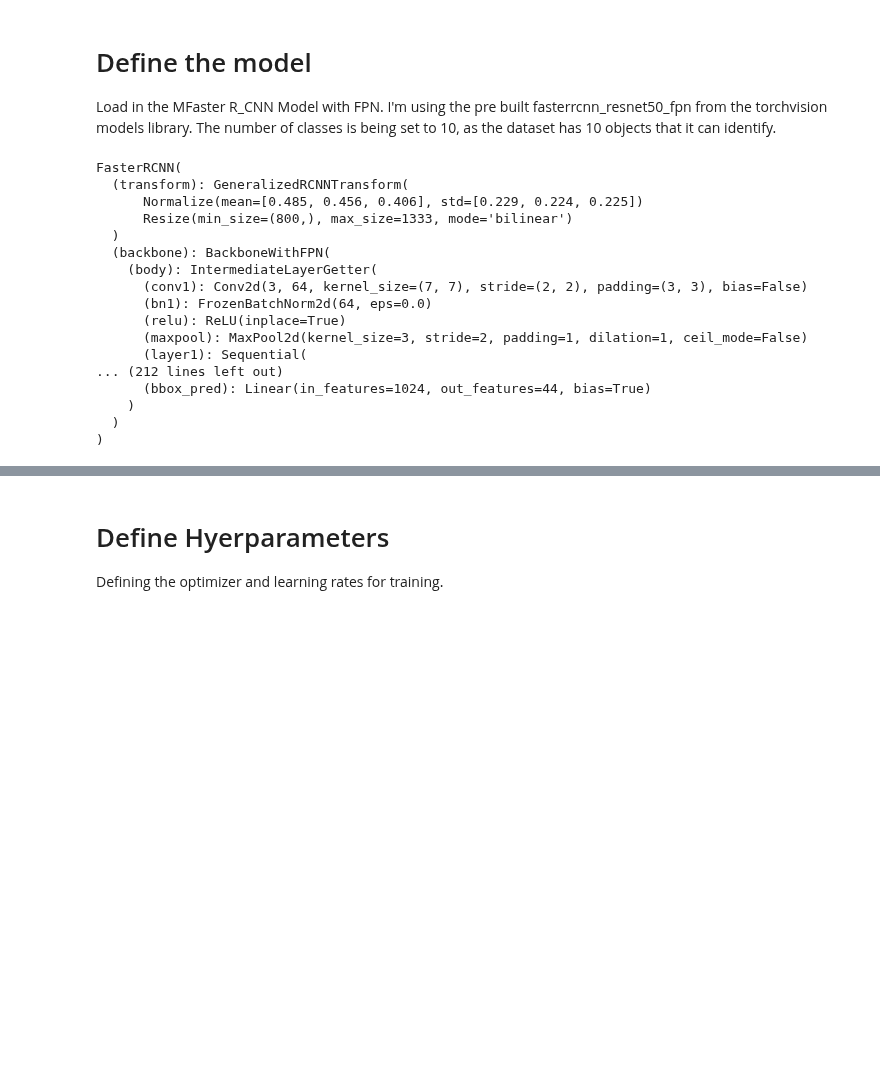
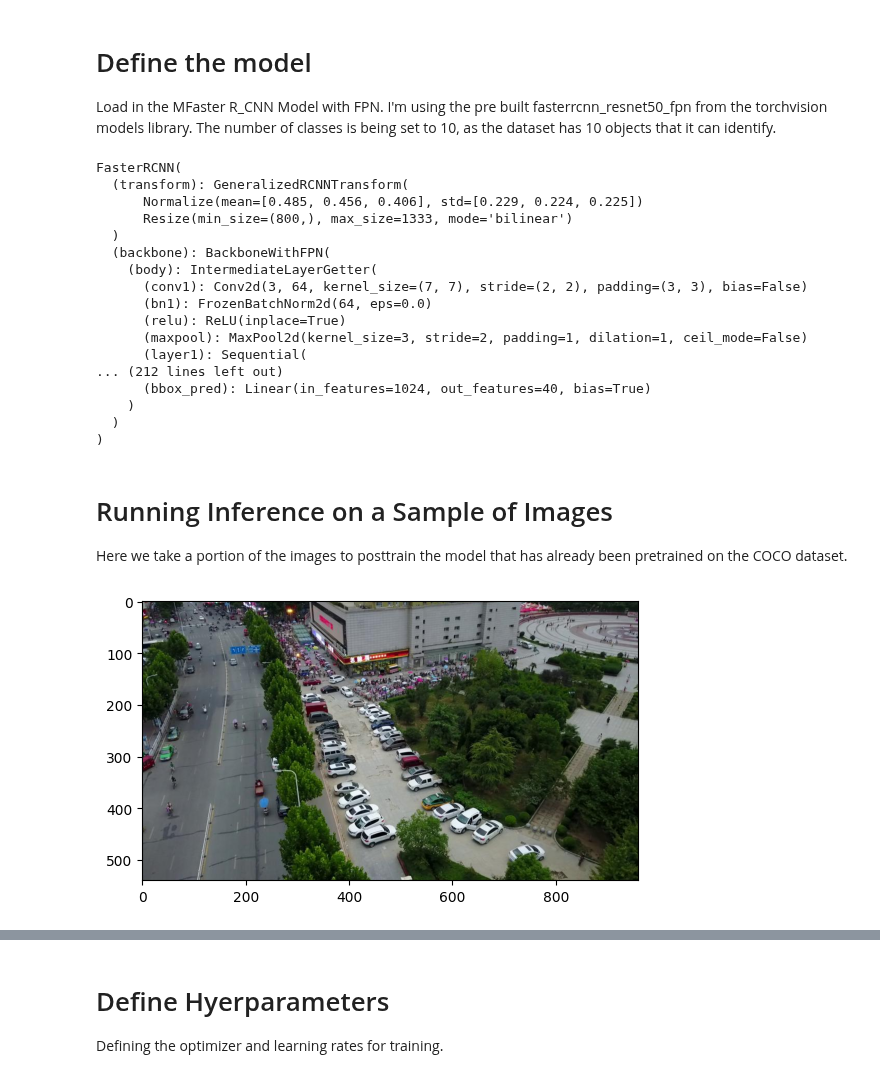
Before and after one commit to tommywagz/VisDroneInterpretaion, a Jupyter notebook: findings.ipynb, the cells around one changed output, grey strips where cells are left out. Saved outputs shown, nothing was run; the diff lists cells and outputs as text; code cells hidden in the pictures; blank space fills up the shorter version.

```diff
--- a/findings.ipynb
+++ b/findings.ipynb
@@ -124,11 +124,12 @@ Load in the MFaster R_CNN Model with FPN. I'm using the pre built fasterrcnn_res
 # %%
 device = torch.device('cuda') if torch.cuda.is_available() else torch.device('cpu')
 
-model = fasterrcnn_resnet50_fpn(pretrained=True) # Start with pre-trained weights
-in_features = model.roi_heads.box_predictor.cls_score.in_features
-model.roi_heads.box_predictor = torchvision.models.detection.faster_rcnn.FastRCNNPredictor(in_features, num_classes)
+model = torchvision.models.detection.fasterrcnn_resnet50_fpn(pretrained=True) # Start with pre-trained weights
+numClasses = 10
+inFeatures = model.roi_heads.box_predictor.cls_score.in_features
+model.roi_heads.box_predictor = FastRCNNPredictor(inFeatures, numClasses)
 
-model.to(device)
+model.eval().to(device)
 # %% [output]
 FasterRCNN(
   (transform): GeneralizedRCNNTransform(
@@ -143,7 +144,32 @@ FasterRCNN(
       (maxpool): MaxPool2d(kernel_size=3, stride=2, padding=1, dilation=1, ceil_mode=False)
       (layer1): Sequential(
 ... (212 lines left out)
-      (bbox_pred): Linear(in_features=1024, out_features=44, bias=True)
+      (bbox_pred): Linear(in_features=1024, out_features=40, bias=True)
     )
   )
 )
+# %% [markdown]
+# Running Inference on a Sample of Images
+Here we take a portion of the images to posttrain the model that has already been pretrained on the COCO dataset.
+# %%
+sampleSet = VisDroneDataset("VisDrone2019-DET-train/images", "VisDrone2019-DET-train/annotations", transforms=T.ToTensor())
+
+img, target = sampleSet[0]
+
+# Run the inference of the sample image
+with torch.no_grad():
+    prediction = model([img])
+
+# Show trhe results
+fig, ax = plt.subplots(1)
+ax.imshow(F.to_pil_image(img))
+
+for box, score in zip(prediction[0]['boxes'], prediction[0]['scores']):
+    if score > 0.5:
+        x1, y1, x2, y2 = box
+        rect = patches.Rectangle((x1, y1), x2-x1, y2-y1, linewidth=2, edgecolor='r', facecolor='none')
+        ax.add_patch(rect)
+
+plt.show()
+# %% [output]
+[figure, added]
```
Also changed, not shown: parts of 8 cells of this notebook, 1 other file.
